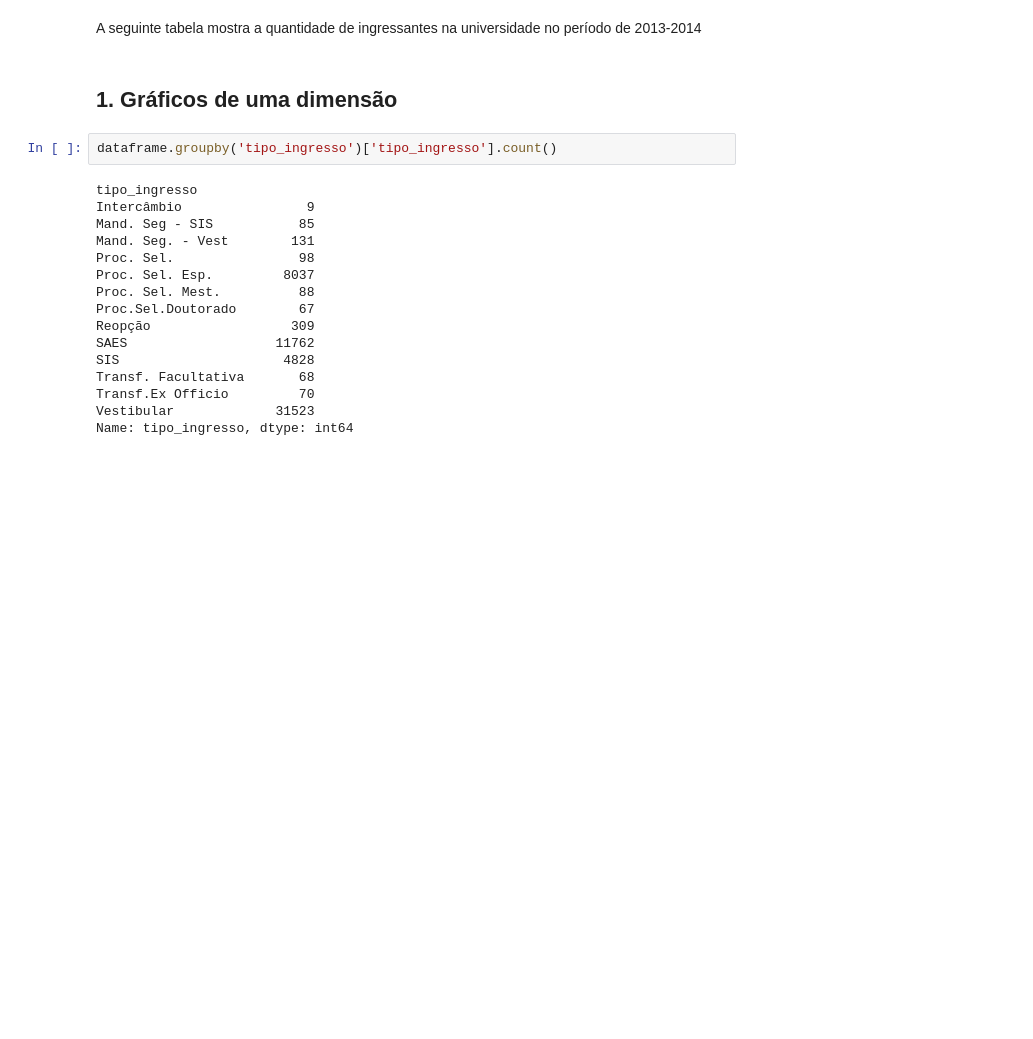
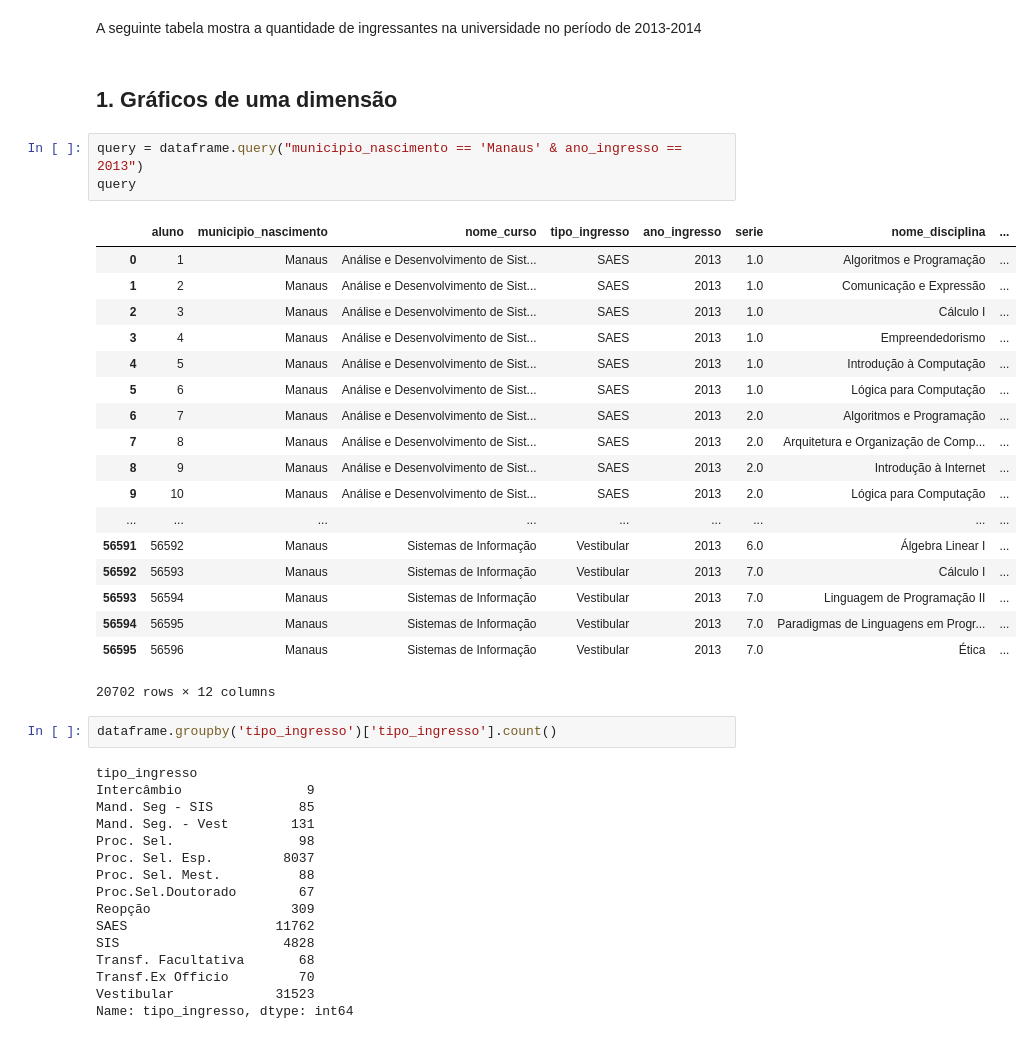
Before and after one commit to julianyraiol/analise-dados-ciclo-basico-uea, a Jupyter notebook: develop/analysis.ipynb, the cells around one changed output. Saved outputs shown, nothing was run; the diff lists cells and outputs as text; blank space fills up the shorter version.

```diff
--- a/develop/analysis.ipynb
+++ b/develop/analysis.ipynb
@@ -72,6 +72,28 @@ Há cerca de 57075 linhas e 15 colunas. As colunas compreendem: <i> aluno</i>, <
 A seguinte tabela mostra a quantidade de ingressantes na universidade no período de 2013-2014
 # %% [markdown]
 ## 1. Gráficos de uma dimensão
+# %%
+query = dataframe.query("municipio_nascimento == 'Manaus' & ano_ingresso == 2013")
+query
+# %% [output]
+|  | aluno | municipio_nascimento | nome_curso | tipo_ingresso | ano_ingresso | serie | nome_disciplina | ... |
+| 0 | 1 | Manaus | Análise e Desenvolvimento de Sist... | SAES | 2013 | 1.0 | Algoritmos e Programação | ... |
+| 1 | 2 | Manaus | Análise e Desenvolvimento de Sist... | SAES | 2013 | 1.0 | Comunicação e Expressão | ... |
+| 2 | 3 | Manaus | Análise e Desenvolvimento de Sist... | SAES | 2013 | 1.0 | Cálculo I | ... |
+| 3 | 4 | Manaus | Análise e Desenvolvimento de Sist... | SAES | 2013 | 1.0 | Empreendedorismo | ... |
+| 4 | 5 | Manaus | Análise e Desenvolvimento de Sist... | SAES | 2013 | 1.0 | Introdução à Computação | ... |
+| 5 | 6 | Manaus | Análise e Desenvolvimento de Sist... | SAES | 2013 | 1.0 | Lógica para Computação | ... |
+| 6 | 7 | Manaus | Análise e Desenvolvimento de Sist... | SAES | 2013 | 2.0 | Algoritmos e Programação | ... |
+| 7 | 8 | Manaus | Análise e Desenvolvimento de Sist... | SAES | 2013 | 2.0 | Arquitetura e Organização de Comp... | ... |
+| 8 | 9 | Manaus | Análise e Desenvolvimento de Sist... | SAES | 2013 | 2.0 | Introdução à Internet | ... |
+| 9 | 10 | Manaus | Análise e Desenvolvimento de Sist... | SAES | 2013 | 2.0 | Lógica para Computação | ... |
+| ... | ... | ... | ... | ... | ... | ... | ... | ... |
+| 56591 | 56592 | Manaus | Sistemas de Informação | Vestibular | 2013 | 6.0 | Álgebra Linear I | ... |
+| 56592 | 56593 | Manaus | Sistemas de Informação | Vestibular | 2013 | 7.0 | Cálculo I | ... |
+| 56593 | 56594 | Manaus | Sistemas de Informação | Vestibular | 2013 | 7.0 | Linguagem de Programação II | ... |
+| 56594 | 56595 | Manaus | Sistemas de Informação | Vestibular | 2013 | 7.0 | Paradigmas de Linguagens em Progr... | ... |
+| 56595 | 56596 | Manaus | Sistemas de Informação | Vestibular | 2013 | 7.0 | Ética | ... |
+20702 rows × 12 columns
 # %%
 dataframe.groupby('tipo_ingresso')['tipo_ingresso'].count()
 # %% [output]
```
Also changed, not shown: parts of 7 cells of this notebook, 1 other file.
